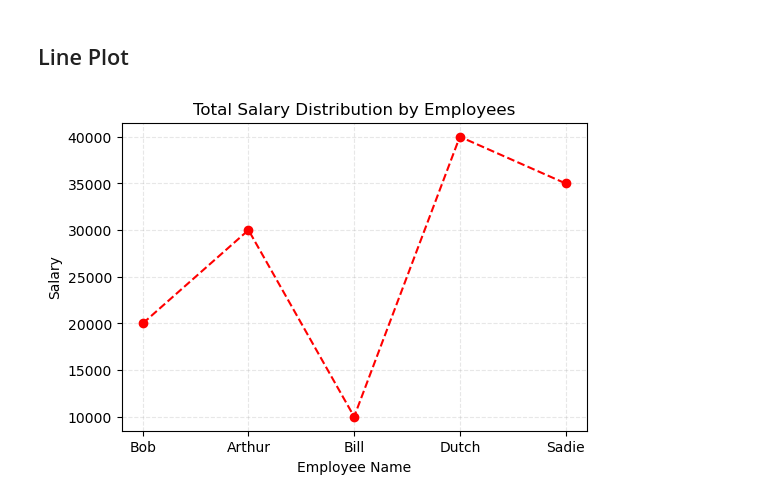
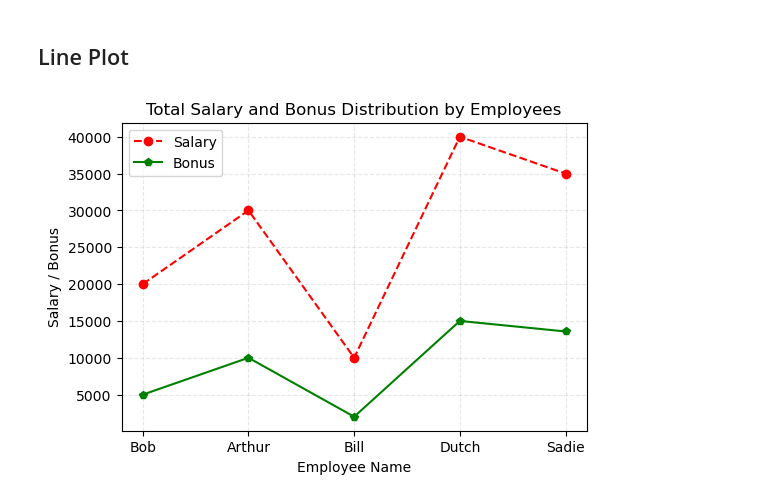
Before and after one commit to RusanMaharjan/Data-Science---3, a Jupyter notebook: Visualization.ipynb, the cells around one changed output. Cells and saved outputs as stored; diff of their text form; code cells hidden in the pictures.

```diff
--- a/Visualization.ipynb
+++ b/Visualization.ipynb
@@ -12,15 +13,19 @@ import matplotlib.pyplot as plt
 # %%
 employee_name = ['Bob', 'Arthur', 'Bill', 'Dutch', 'Sadie']
 salary = [20000, 30000, 10000, 40000, 35000]
+bonus = [5000, 10000, 2000, 15000, 13570]
 # %% [markdown]
 ## Line Plot
 # %%
 plt.figure(figsize=(6, 4)) # 600 x 400 pxl
-plt.plot(employee_name, salary, color='red', marker='o', linestyle='--')
+plt.plot(employee_name, salary, color='red', marker='o', linestyle='--', label='Salary')
+plt.plot(employee_name, bonus, color='green', marker='p', label='Bonus')
 plt.xlabel('Employee Name')
-plt.ylabel('Salary')
-plt.title('Total Salary Distribution by Employees')
+plt.ylabel('Salary / Bonus')
+plt.title('Total Salary and Bonus Distribution by Employees')
 plt.grid(alpha=0.3, linestyle='dashed')
+plt.legend()
+plt.savefig('salary_bonus.png')
 plt.show()
 # %% [output]
-[figure, old version]
+[figure, new version]
```
Also changed, not shown: parts of 17 cells of this notebook, 5 other files.
